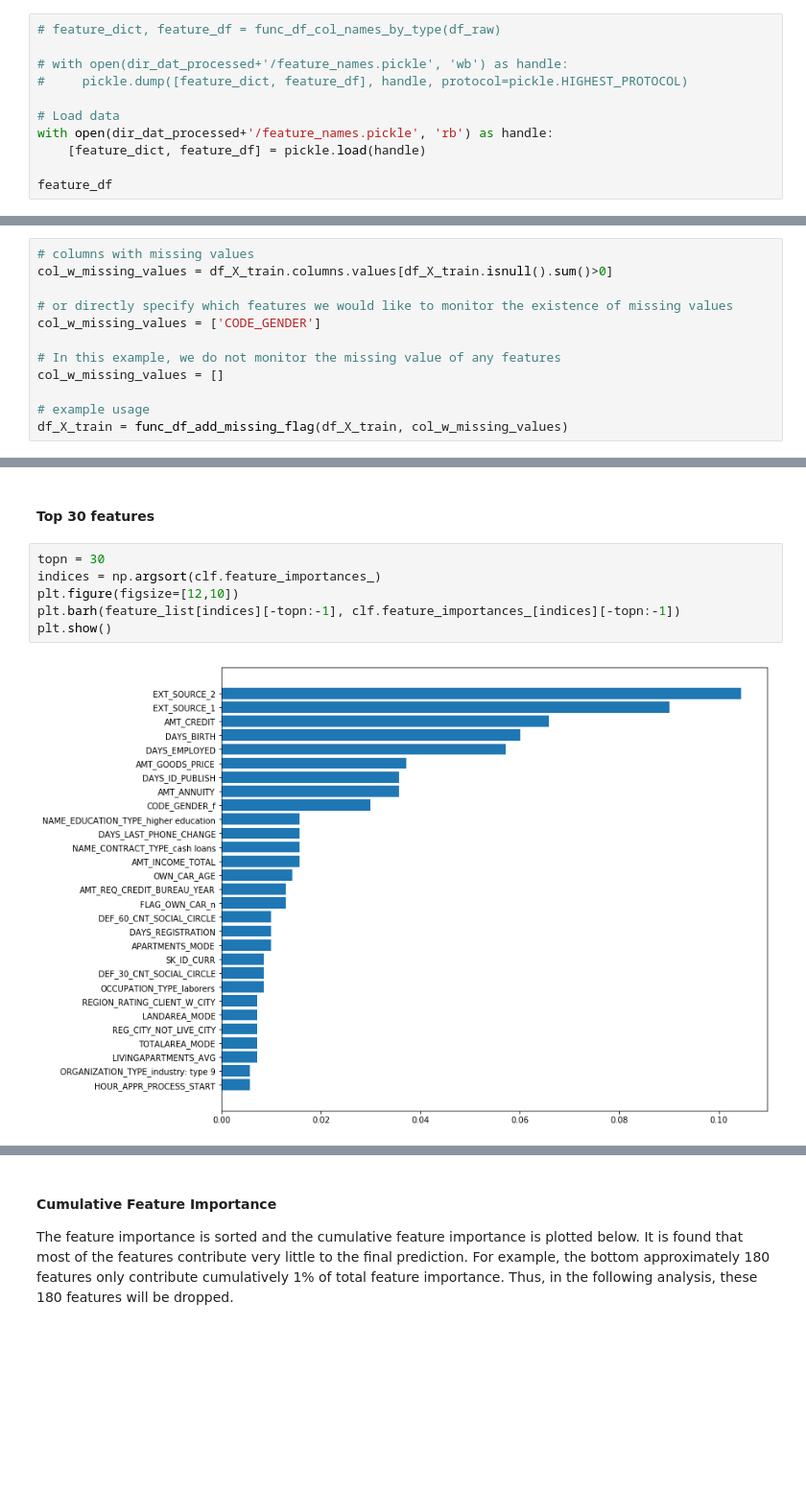
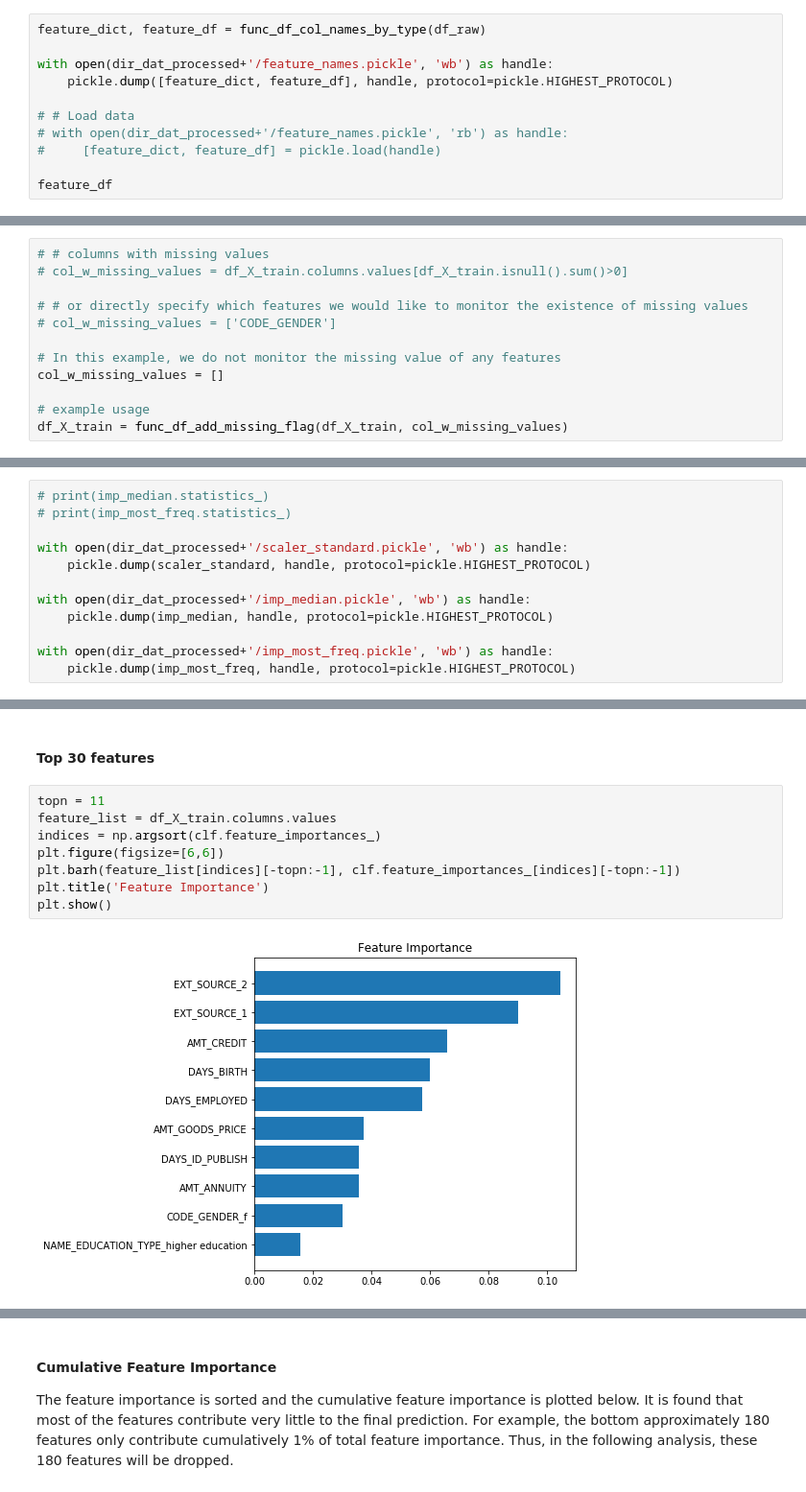
Before and after one commit to bing-zhao/capstone1-home-risk, a Jupyter notebook: notebooks/kernel-01.ipynb, the cells around one changed output, grey strips where cells are left out. Shown at 96% size. Saved outputs shown, nothing was run; the diff lists cells and outputs as text; blank space fills up the shorter version.

```diff
--- a/notebooks/kernel-01.ipynb
+++ b/notebooks/kernel-01.ipynb
@@ -150,14 +152,14 @@ func_df_display_all(df_raw_stat)
 # %% [markdown]
 #### scan data types and save a copy
 # %%
-# feature_dict, feature_df = func_df_col_names_by_type(df_raw)
+feature_dict, feature_df = func_df_col_names_by_type(df_raw)
 
-# with open(dir_dat_processed+'/feature_names.pickle', 'wb') as handle:
-#     pickle.dump([feature_dict, feature_df], handle, protocol=pickle.HIGHEST_PROTOCOL)
+with open(dir_dat_processed+'/feature_names.pickle', 'wb') as handle:
+    pickle.dump([feature_dict, feature_df], handle, protocol=pickle.HIGHEST_PROTOCOL)
 
-# Load data
-with open(dir_dat_processed+'/feature_names.pickle', 'rb') as handle:
-    [feature_dict, feature_df] = pickle.load(handle)
+# # Load data
+# with open(dir_dat_processed+'/feature_names.pickle', 'rb') as handle:
+#     [feature_dict, feature_df] = pickle.load(handle)
 
 feature_df
 # %% [output]
@@ -542,11 +551,11 @@ Note the difference between numerical and binary-numerical features. Here, the p
 
 Create an additional column 'feature_nan' to mark if a value is NaN. Use when the existence of values infers any meaning during data collection or interpretation.
 # %%
-# columns with missing values
-col_w_missing_values = df_X_train.columns.values[df_X_train.isnull().sum()>0]
+# # columns with missing values
+# col_w_missing_values = df_X_train.columns.values[df_X_train.isnull().sum()>0]
 
-# or directly specify which features we would like to monitor the existence of missing values
-col_w_missing_values = ['CODE_GENDER']
+# # or directly specify which features we would like to monitor the existence of missing values
+# col_w_missing_values = ['CODE_GENDER']
 
 # In this example, we do not monitor the missing value of any features
 col_w_missing_values = []
@@ -576 +582,13 @@ df_X_train[feature_dict['cols_binary']] = imp_most_freq.fit_transform(df_X_train
+# %%
+# print(imp_median.statistics_)
+# print(imp_most_freq.statistics_)
+
+with open(dir_dat_processed+'/scaler_standard.pickle', 'wb') as handle:
+    pickle.dump(scaler_standard, handle, protocol=pickle.HIGHEST_PROTOCOL)
+
+with open(dir_dat_processed+'/imp_median.pickle', 'wb') as handle:
+    pickle.dump(imp_median, handle, protocol=pickle.HIGHEST_PROTOCOL)
+
+with open(dir_dat_processed+'/imp_most_freq.pickle', 'wb') as handle:
+    pickle.dump(imp_most_freq, handle, protocol=pickle.HIGHEST_PROTOCOL)
 # %% [markdown]
@@ -1003,10 +1021,12 @@ Wall time: 17.7 s
 # %% [markdown]
 #### Top 30 features
 # %%
-topn = 30
+topn = 11
+feature_list = df_X_train.columns.values
 indices = np.argsort(clf.feature_importances_)
-plt.figure(figsize=[12,10])
+plt.figure(figsize=[6,6])
 plt.barh(feature_list[indices][-topn:-1], clf.feature_importances_[indices][-topn:-1])
+plt.title('Feature Importance')
 plt.show()
 # %% [output]
-[figure, old version]
+[figure, new version]
```
Also changed, not shown: parts of 73 cells of this notebook, 4 other files.
